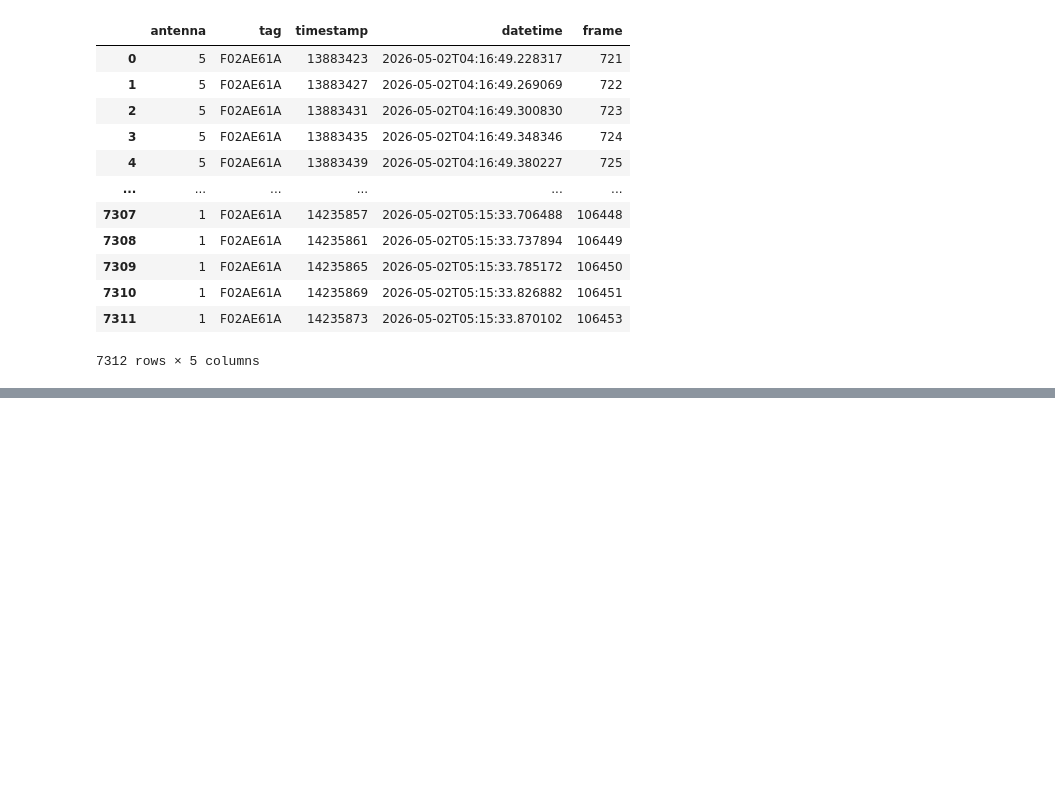
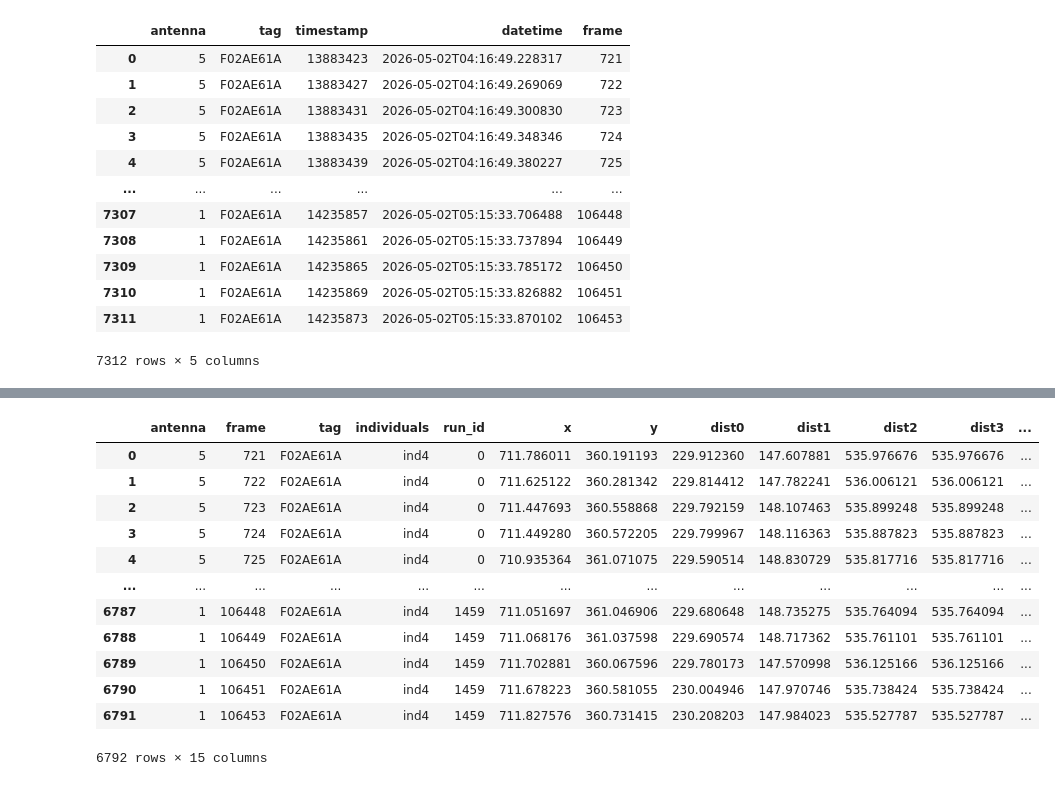
Before and after one commit to KonradDanielewski/DeepEcoHab, a Jupyter notebook: examples/reid_notebook.ipynb, the cells around one changed output, grey strips where cells are left out. Cells and saved outputs as stored; diff of their text form; code cells hidden in the pictures; blank space fills up the shorter version.

```diff
--- a/examples/reid_notebook.ipynb
+++ b/examples/reid_notebook.ipynb
@@ -165,0 +251,5 @@ antenna_with_coords.group_by(
+# %%
+import polars as pl
+data = [[510,250], [810,250], [1045,780], [1045,780], [810,1010], [510,1010], [270, 780], [270,480]]
+antenna_locations = pl.DataFrame({"x":[510,810, 1045,1045,810,510,270,270], "y":[250,250,480,780,1010,1010,780,480]})
+antenna_locations
@@ -165,0 +268,25 @@ antenna_with_coords.group_by(
+# %%
+antenna_with_coords_t = antenna_with_coords.select(['antenna', 'frame', 'tag', 'individuals', 'run_id', 'x', 'y'])
+# %%
+for i, d in enumerate(data):
+    antenna_with_coords_t = antenna_with_coords_t.with_columns(
+        (np.linalg.norm(np.array([pl.col("x"), pl.col("y")])- np.array([d[0], d[1]]))).alias(f"dist{i}")
+    )
+# %%
+antenna_with_coords_t.filter(
+    pl.col("dist1") < 150
+).collect().to_pandas()
+# %% [output]
+|  | antenna | frame | tag | individuals | run_id | x | y | dist0 | dist1 | dist2 | dist3 | ... |
+| 0 | 5 | 721 | F02AE61A | ind4 | 0 | 711.786011 | 360.191193 | 229.912360 | 147.607881 | 535.976676 | 535.976676 | ... |
+| 1 | 5 | 722 | F02AE61A | ind4 | 0 | 711.625122 | 360.281342 | 229.814412 | 147.782241 | 536.006121 | 536.006121 | ... |
+| 2 | 5 | 723 | F02AE61A | ind4 | 0 | 711.447693 | 360.558868 | 229.792159 | 148.107463 | 535.899248 | 535.899248 | ... |
+| 3 | 5 | 724 | F02AE61A | ind4 | 0 | 711.449280 | 360.572205 | 229.799967 | 148.116363 | 535.887823 | 535.887823 | ... |
+| 4 | 5 | 725 | F02AE61A | ind4 | 0 | 710.935364 | 361.071075 | 229.590514 | 148.830729 | 535.817716 | 535.817716 | ... |
+| ... | ... | ... | ... | ... | ... | ... | ... | ... | ... | ... | ... | ... |
+| 6787 | 1 | 106448 | F02AE61A | ind4 | 1459 | 711.051697 | 361.046906 | 229.680648 | 148.735275 | 535.764094 | 535.764094 | ... |
+| 6788 | 1 | 106449 | F02AE61A | ind4 | 1459 | 711.068176 | 361.037598 | 229.690574 | 148.717362 | 535.761101 | 535.761101 | ... |
+| 6789 | 1 | 106450 | F02AE61A | ind4 | 1459 | 711.702881 | 360.067596 | 229.780173 | 147.570998 | 536.125166 | 536.125166 | ... |
+| 6790 | 1 | 106451 | F02AE61A | ind4 | 1459 | 711.678223 | 360.581055 | 230.004946 | 147.970746 | 535.738424 | 535.738424 | ... |
+| 6791 | 1 | 106453 | F02AE61A | ind4 | 1459 | 711.827576 | 360.731415 | 230.208203 | 147.984023 | 535.527787 | 535.527787 | ... |
+6792 rows × 15 columns
```
Also changed, not shown: parts of 16 cells of this notebook.
